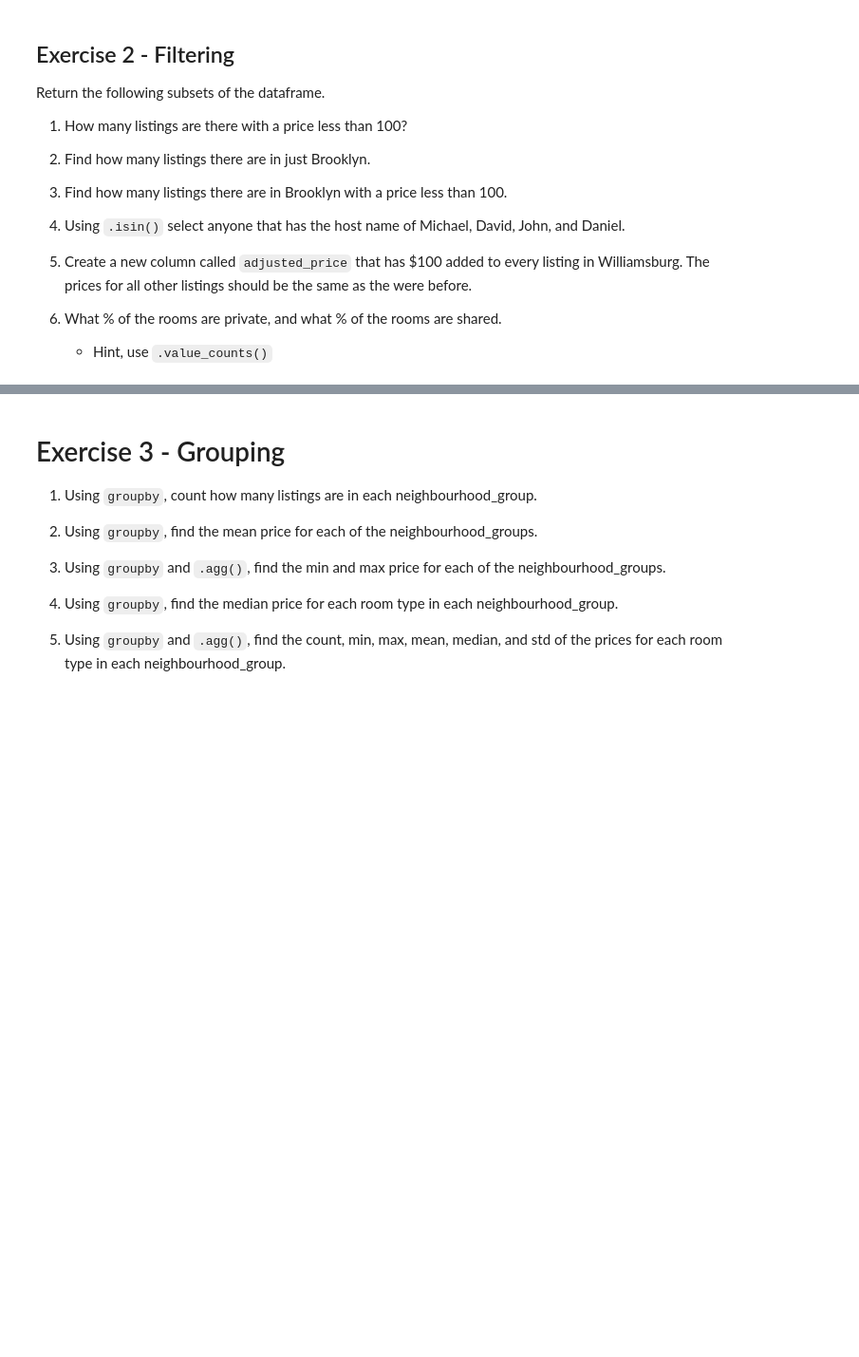
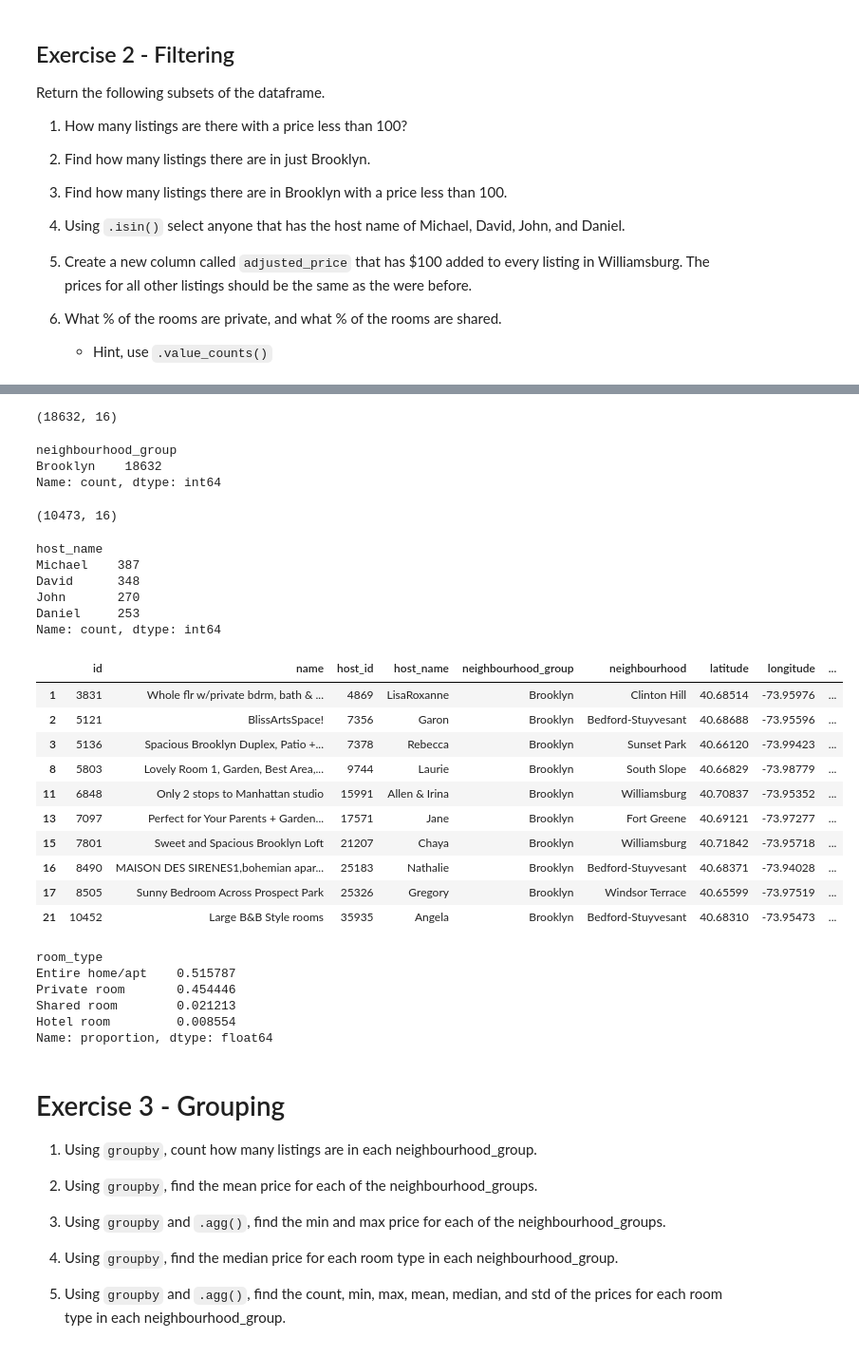
Before and after one commit to tsunar2002/ds-fall-2025-tue, a Jupyter notebook: Week-01-Pandas/exercise/oleksii-sudarin-exercise-week-01.ipynb, the cells around one changed output, grey strips where cells are left out. Shown at 95% size. Drawn from its saved outputs; the diff is of its cells as text; code cells hidden in the pictures; blank space fills up the shorter version.

```diff
--- a/Week-01-Pandas/exercise/oleksii-sudarin-exercise-week-01.ipynb
+++ b/Week-01-Pandas/exercise/oleksii-sudarin-exercise-week-01.ipynb
@@ -42,16 +53,62 @@ Return the following subsets of the dataframe.
 # %%
 # 2. Make a new DataFrame of listings in Brooklyn named `df_bk`
 # and find how many listings in just Brooklyn.
+is_brooklyn = df['neighbourhood_group'] == 'Brooklyn'
+df_bk = df[is_brooklyn].copy()
+print(df_bk.shape)
+df_bk['neighbourhood_group'].value_counts()
+# %% [output]
+(18632, 16)
+neighbourhood_group
+Brooklyn    18632
+Name: count, dtype: int64
 # %%
 # 3. Find how many listings there are in Brooklyn with a price less than 100.
+df_bk_under_100 = df[is_brooklyn & price_less_than_100].copy()
+df_bk_under_100.shape
+# %% [output]
+(10473, 16)
 # %%
 # 4. Using `.isin()` select anyone that has the host name of Michael, David, John, and Daniel.
 # How many total are there that have those names
+four_host_names = df['host_name'].isin(['Michael', 'David', 'John', 'Daniel'])
+df_hosts = df[four_host_names]
+df_hosts['host_name'].value_counts()
+# %% [output]
+host_name
+Michael    387
+David      348
+John       270
+Daniel     253
+Name: count, dtype: int64
 # %%
 # 5. Create a new column called `adjusted_price` that has $100 added to every listing in Williamsburg.
 # The prices for all other listings should be the same as the were before.
+is_williamsburg = df['neighbourhood'] == 'Williamsburg'
+df['adjusted_price'] = np.where(is_williamsburg, df['price'] + 100, df['price'])
+df[is_brooklyn].head(10)
+# %% [output]
+|  | id | name | host_id | host_name | neighbourhood_group | neighbourhood | latitude | longitude | ... |
+| 1 | 3831 | Whole flr w/private bdrm, bath & ... | 4869 | LisaRoxanne | Brooklyn | Clinton Hill | 40.68514 | -73.95976 | ... |
+| 2 | 5121 | BlissArtsSpace! | 7356 | Garon | Brooklyn | Bedford-Stuyvesant | 40.68688 | -73.95596 | ... |
+| 3 | 5136 | Spacious Brooklyn Duplex, Patio +... | 7378 | Rebecca | Brooklyn | Sunset Park | 40.66120 | -73.99423 | ... |
+| 8 | 5803 | Lovely Room 1, Garden, Best Area,... | 9744 | Laurie | Brooklyn | South Slope | 40.66829 | -73.98779 | ... |
+| 11 | 6848 | Only 2 stops to Manhattan studio | 15991 | Allen & Irina | Brooklyn | Williamsburg | 40.70837 | -73.95352 | ... |
+| 13 | 7097 | Perfect for Your Parents + Garden... | 17571 | Jane | Brooklyn | Fort Greene | 40.69121 | -73.97277 | ... |
+| 15 | 7801 | Sweet and Spacious Brooklyn Loft | 21207 | Chaya | Brooklyn | Williamsburg | 40.71842 | -73.95718 | ... |
+| 16 | 8490 | MAISON DES SIRENES1,bohemian apar... | 25183 | Nathalie | Brooklyn | Bedford-Stuyvesant | 40.68371 | -73.94028 | ... |
+| 17 | 8505 | Sunny Bedroom Across Prospect Park | 25326 | Gregory | Brooklyn | Windsor Terrace | 40.65599 | -73.97519 | ... |
+| 21 | 10452 | Large B&B Style rooms | 35935 | Angela | Brooklyn | Bedford-Stuyvesant | 40.68310 | -73.95473 | ... |
 # %%
 # 6. What % of the rooms are private, and what % of the rooms are shared.
+df['room_type'].value_counts(normalize=True)
+# %% [output]
+room_type
+Entire home/apt    0.515787
+Private room       0.454446
+Shared room        0.021213
+Hotel room         0.008554
+Name: proportion, dtype: float64
 # %% [markdown]
 # Exercise 3 - Grouping
 
```
Also changed, not shown: parts of 19 cells of this notebook.
